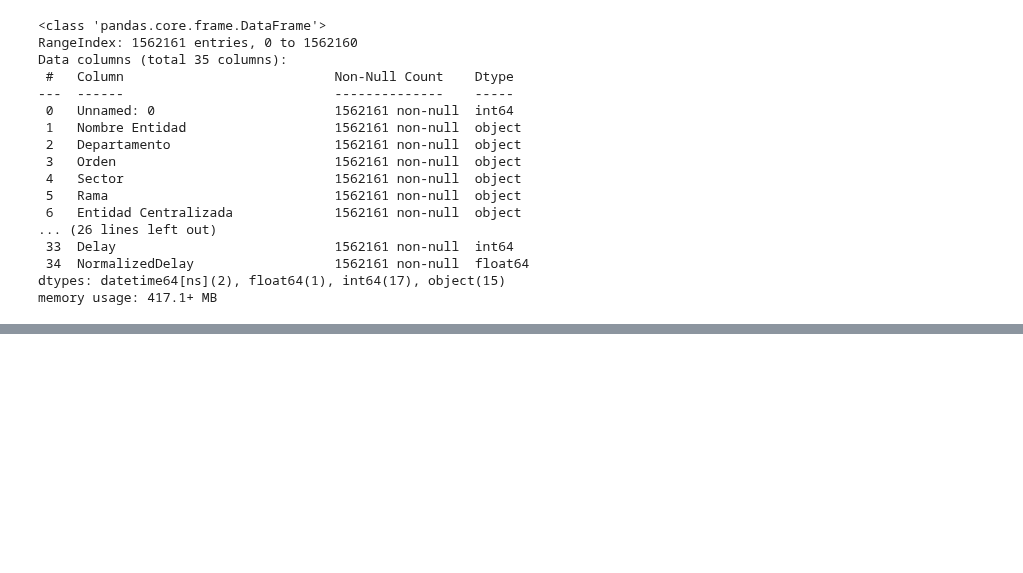
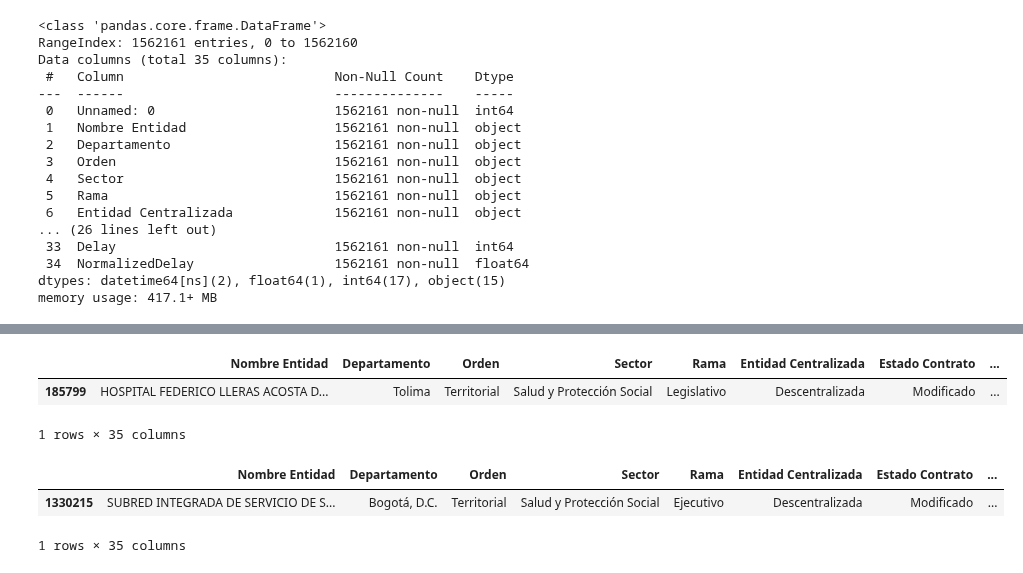
Before and after one commit to lumariaap15/secop-ds4a, a Jupyter notebook: delay_ranges.ipynb, the cells around one changed output, grey strips where cells are left out. Cells and saved outputs as stored; diff of their text form; code cells hidden in the pictures; blank space fills up the shorter version.

```diff
--- a/delay_ranges.ipynb
+++ b/delay_ranges.ipynb
@@ -92,0 +172,12 @@ df2
+# %%
+df[df.Delay_ABC==1].sample()
+# %% [output]
+|  | Nombre Entidad | Departamento | Orden | Sector | Rama | Entidad Centralizada | Estado Contrato | ... |
+| 185799 | HOSPITAL FEDERICO LLERAS ACOSTA D... | Tolima | Territorial | Salud y Protección Social | Legislativo | Descentralizada | Modificado | ... |
+1 rows × 35 columns
+# %%
+df[df.Delay_ABC==2].sample()
+# %% [output]
+|  | Nombre Entidad | Departamento | Orden | Sector | Rama | Entidad Centralizada | Estado Contrato | ... |
+| 1330215 | SUBRED INTEGRADA DE SERVICIO DE S... | Bogotá, D.C. | Territorial | Salud y Protección Social | Ejecutivo | Descentralizada | Modificado | ... |
+1 rows × 35 columns
```
Also changed, not shown: parts of 28 cells of this notebook.
